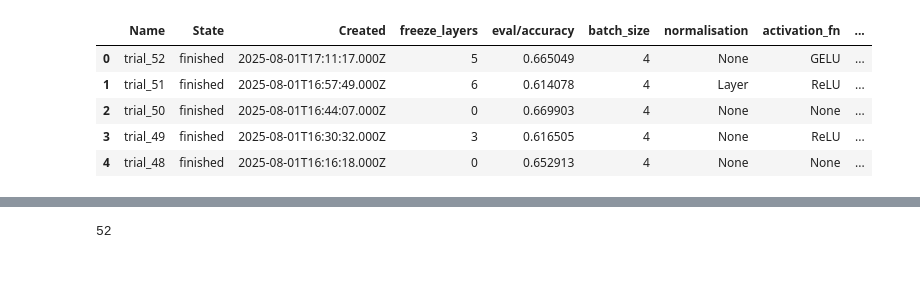
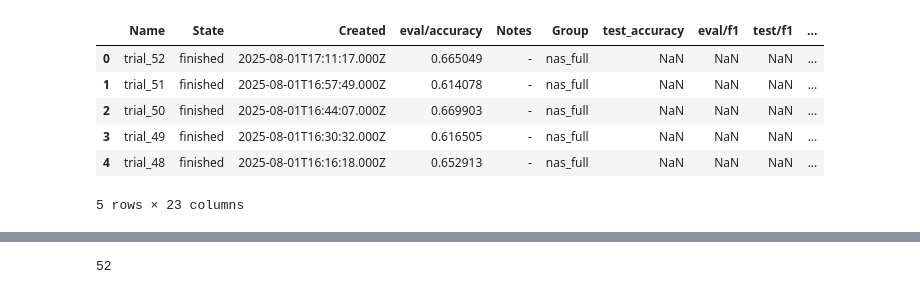
Before and after one commit to PulyaPolya/genres, a Jupyter notebook: ast_model/visualisations_hpo.ipynb, the cells around one changed output, grey strips where cells are left out. Cells and saved outputs as stored; diff of their text form; code cells hidden in the pictures.

```diff
--- a/ast_model/visualisations_hpo.ipynb
+++ b/ast_model/visualisations_hpo.ipynb
@@ -1,12 +1,14 @@
 # %%
 import pandas as pd
-df = pd.read_csv(r"C:\Users\Marina\genres\ast_model\wandb_logs\logs_nas_full.csv")
+#df = pd.read_csv(r"C:\Users\Marina\genres\ast_model\wandb_logs\logs_nas_full.csv")
+df = pd.read_csv("wandbs_logs/ast_trials.csv")
 df = df.replace({"none": "None", "gelu": "GELU", "relu": "ReLU", "layer": "Layer"})
 df.head()
 # %% [output]
-|  | Name | State | Created | freeze_layers | eval/accuracy | batch_size | normalisation | activation_fn | ... |
-| 0 | trial_52 | finished | 2025-08-01T17:11:17.000Z | 5 | 0.665049 | 4 | None | GELU | ... |
-| 1 | trial_51 | finished | 2025-08-01T16:57:49.000Z | 6 | 0.614078 | 4 | Layer | ReLU | ... |
-| 2 | trial_50 | finished | 2025-08-01T16:44:07.000Z | 0 | 0.669903 | 4 | None | None | ... |
-| 3 | trial_49 | finished | 2025-08-01T16:30:32.000Z | 3 | 0.616505 | 4 | None | ReLU | ... |
-| 4 | trial_48 | finished | 2025-08-01T16:16:18.000Z | 0 | 0.652913 | 4 | None | None | ... |
+|  | Name | State | Created | eval/accuracy | Notes | Group | test_accuracy | eval/f1 | test/f1 | ... |
+| 0 | trial_52 | finished | 2025-08-01T17:11:17.000Z | 0.665049 | - | nas_full | NaN | NaN | NaN | ... |
+| 1 | trial_51 | finished | 2025-08-01T16:57:49.000Z | 0.614078 | - | nas_full | NaN | NaN | NaN | ... |
+| 2 | trial_50 | finished | 2025-08-01T16:44:07.000Z | 0.669903 | - | nas_full | NaN | NaN | NaN | ... |
+| 3 | trial_49 | finished | 2025-08-01T16:30:32.000Z | 0.616505 | - | nas_full | NaN | NaN | NaN | ... |
+| 4 | trial_48 | finished | 2025-08-01T16:16:18.000Z | 0.652913 | - | nas_full | NaN | NaN | NaN | ... |
+5 rows × 23 columns
```
Also changed, not shown: parts of 10 cells of this notebook, 4 other files.
